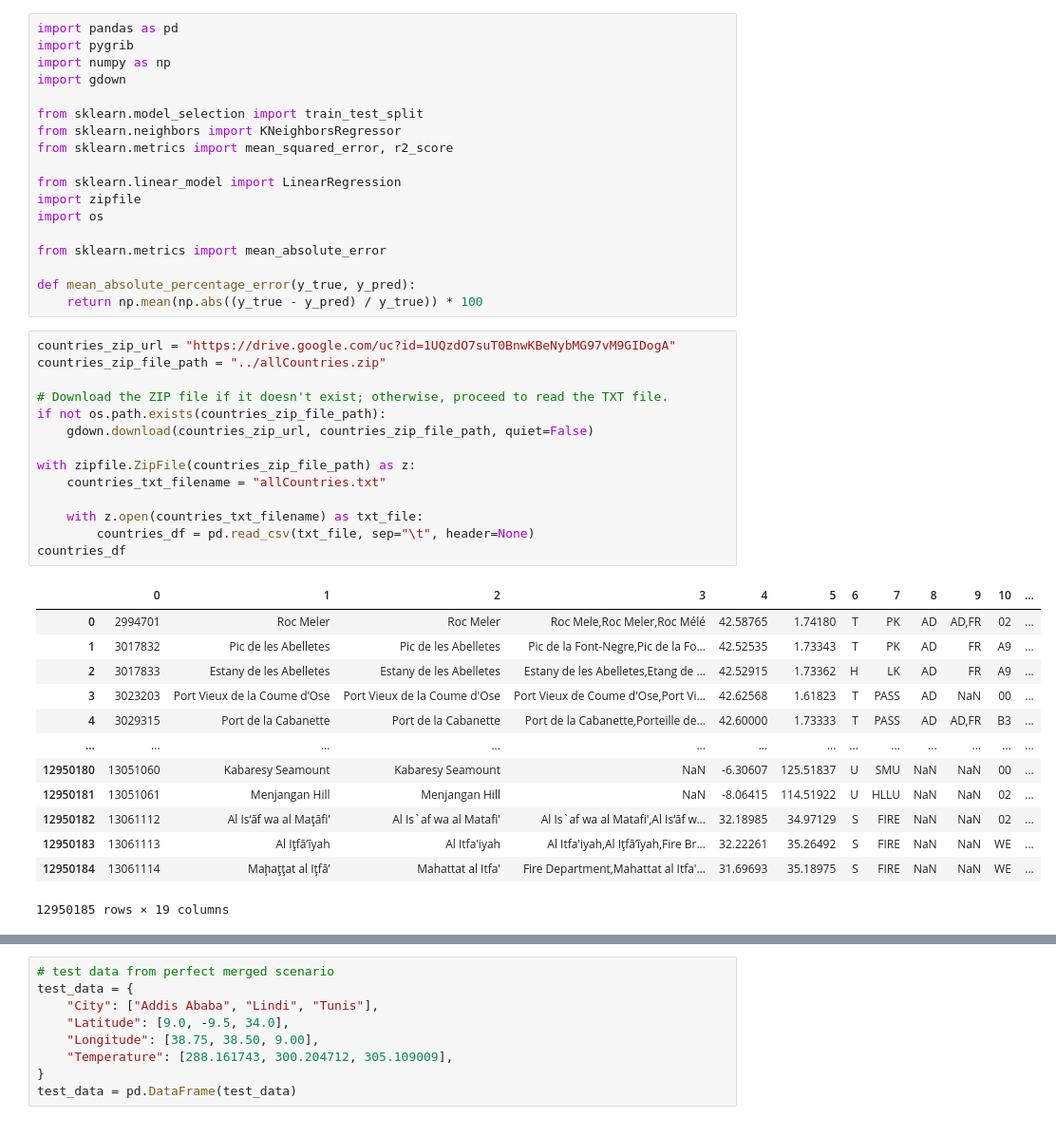
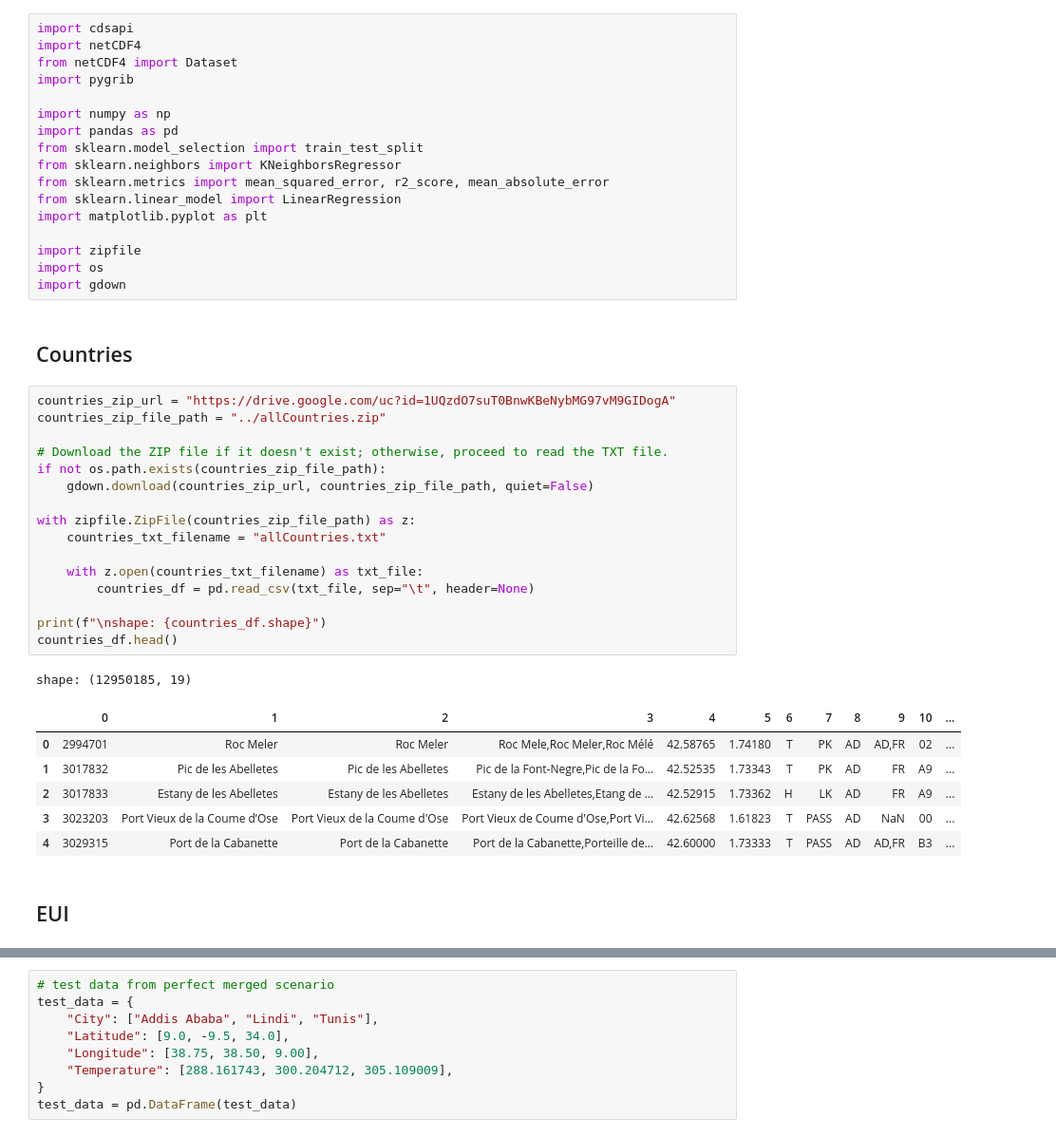
Before and after one commit to AliciaXia222/Capstone-Team-Climate-Trace, a Jupyter notebook: Base_Model.ipynb, the cells around one changed output, grey strips where cells are left out. Shown at 95% size. Drawn from its saved outputs; the diff is of its cells as text.

```diff
--- a/Base_Model.ipynb
+++ b/Base_Model.ipynb
@@ -1,49 +1,48 @@
 # %%
+import cdsapi
+import netCDF4
+from netCDF4 import Dataset
+import pygrib
+
+import numpy as np
 import pandas as pd
-import pygrib
-import numpy as np
-import gdown
-
 from sklearn.model_selection import train_test_split
 from sklearn.neighbors import KNeighborsRegressor
-from sklearn.metrics import mean_squared_error, r2_score
+from sklearn.metrics import mean_squared_error, r2_score, mean_absolute_error
+from sklearn.linear_model import LinearRegression
+import matplotlib.pyplot as plt
 
-from sklearn.linear_model import LinearRegression
 import zipfile
 import os
-
-from sklearn.metrics import mean_absolute_error
-
-def mean_absolute_percentage_error(y_true, y_pred):
-    return np.mean(np.abs((y_true - y_pred) / y_true)) * 100
+import gdown
+# %% [markdown]
+## Countries
 # %%
 countries_zip_url = "https://drive.google.com/uc?id=1UQzdO7suT0BnwKBeNybMG97vM9GIDogA"
 countries_zip_file_path = "../allCountries.zip"
 
 # Download the ZIP file if it doesn't exist; otherwise, proceed to read the TXT file.
 if not os.path.exists(countries_zip_file_path):
     gdown.download(countries_zip_url, countries_zip_file_path, quiet=False)
 
 with zipfile.ZipFile(countries_zip_file_path) as z:
     countries_txt_filename = "allCountries.txt"
 
     with z.open(countries_txt_filename) as txt_file:
         countries_df = pd.read_csv(txt_file, sep="\t", header=None)
-countries_df
+
+print(f"\nshape: {countries_df.shape}")
+countries_df.head()
 # %% [output]
+shape: (12950185, 19)
 |  | 0 | 1 | 2 | 3 | 4 | 5 | 6 | 7 | 8 | 9 | 10 | ... |
 | 0 | 2994701 | Roc Meler | Roc Meler | Roc Mele,Roc Meler,Roc Mélé | 42.58765 | 1.74180 | T | PK | AD | AD,FR | 02 | ... |
 | 1 | 3017832 | Pic de les Abelletes | Pic de les Abelletes | Pic de la Font-Negre,Pic de la Fo... | 42.52535 | 1.73343 | T | PK | AD | FR | A9 | ... |
 | 2 | 3017833 | Estany de les Abelletes | Estany de les Abelletes | Estany de les Abelletes,Etang de ... | 42.52915 | 1.73362 | H | LK | AD | FR | A9 | ... |
 | 3 | 3023203 | Port Vieux de la Coume d’Ose | Port Vieux de la Coume d'Ose | Port Vieux de Coume d'Ose,Port Vi... | 42.62568 | 1.61823 | T | PASS | AD | NaN | 00 | ... |
 | 4 | 3029315 | Port de la Cabanette | Port de la Cabanette | Port de la Cabanette,Porteille de... | 42.60000 | 1.73333 | T | PASS | AD | AD,FR | B3 | ... |
-| ... | ... | ... | ... | ... | ... | ... | ... | ... | ... | ... | ... | ... |
-| 12950180 | 13051060 | Kabaresy Seamount | Kabaresy Seamount | NaN | -6.30607 | 125.51837 | U | SMU | NaN | NaN | 00 | ... |
-| 12950181 | 13051061 | Menjangan Hill | Menjangan Hill | NaN | -8.06415 | 114.51922 | U | HLLU | NaN | NaN | 02 | ... |
-| 12950182 | 13061112 | Al Is‘āf wa al Maţāfi’ | Al Is`af wa al Matafi' | Al Is`af wa al Matafi',Al Is‘āf w... | 32.18985 | 34.97129 | S | FIRE | NaN | NaN | 02 | ... |
-| 12950183 | 13061113 | Al Iţfā’īyah | Al Itfa'iyah | Al Itfa'iyah,Al Iţfā’īyah,Fire Br... | 32.22261 | 35.26492 | S | FIRE | NaN | NaN | WE | ... |
-| 12950184 | 13061114 | Maḩaţţat al Iţfā’ | Mahattat al Itfa' | Fire Department,Mahattat al Itfa'... | 31.69693 | 35.18975 | S | FIRE | NaN | NaN | WE | ... |
-12950185 rows × 19 columns
+# %% [markdown]
+## EUI
 # %%
 eui_url = "https://drive.google.com/uc?id=12qGq_DLefI1RihIF_RKQUyJtm480-xRC"
 eui_df = pd.read_csv(eui_url)
```
Also changed, not shown: parts of 23 cells of this notebook.
